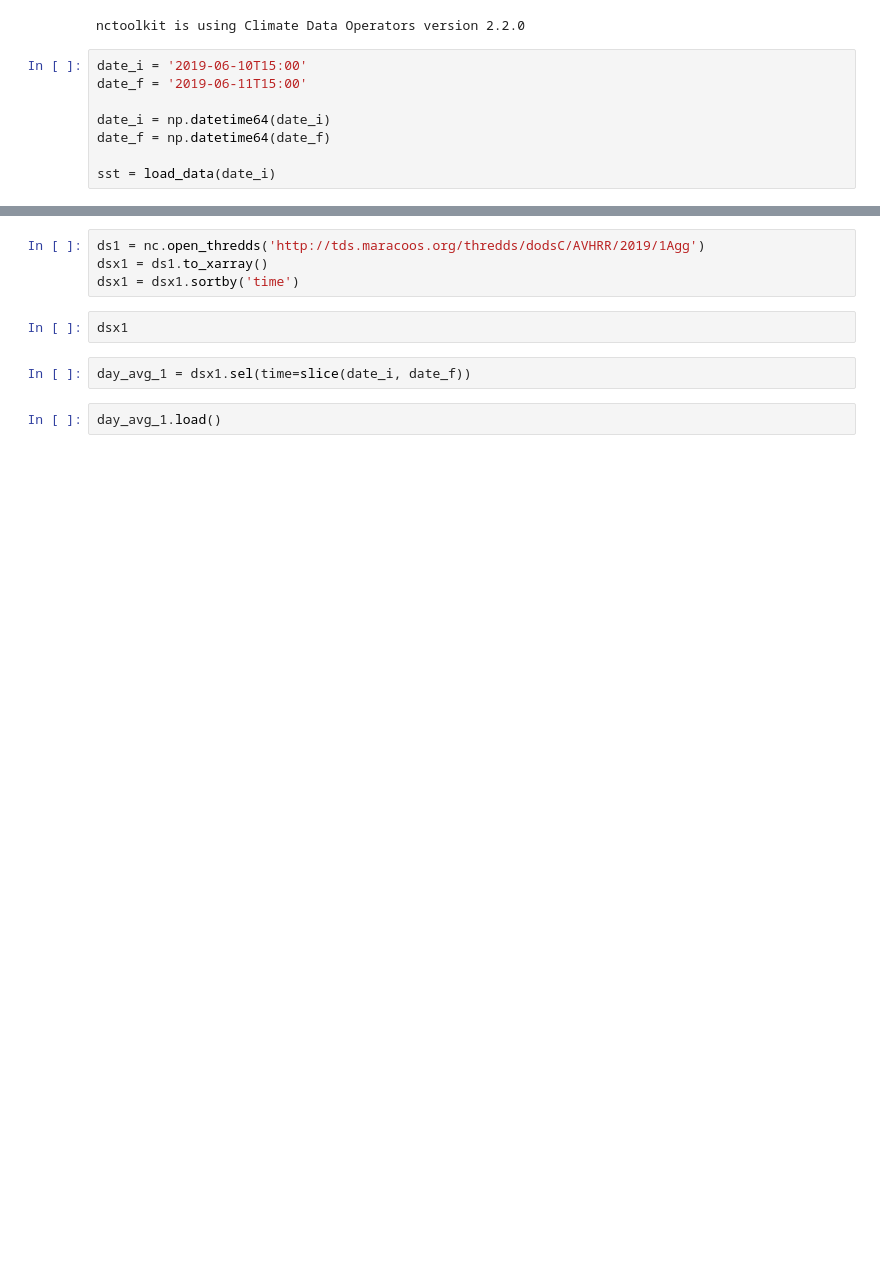
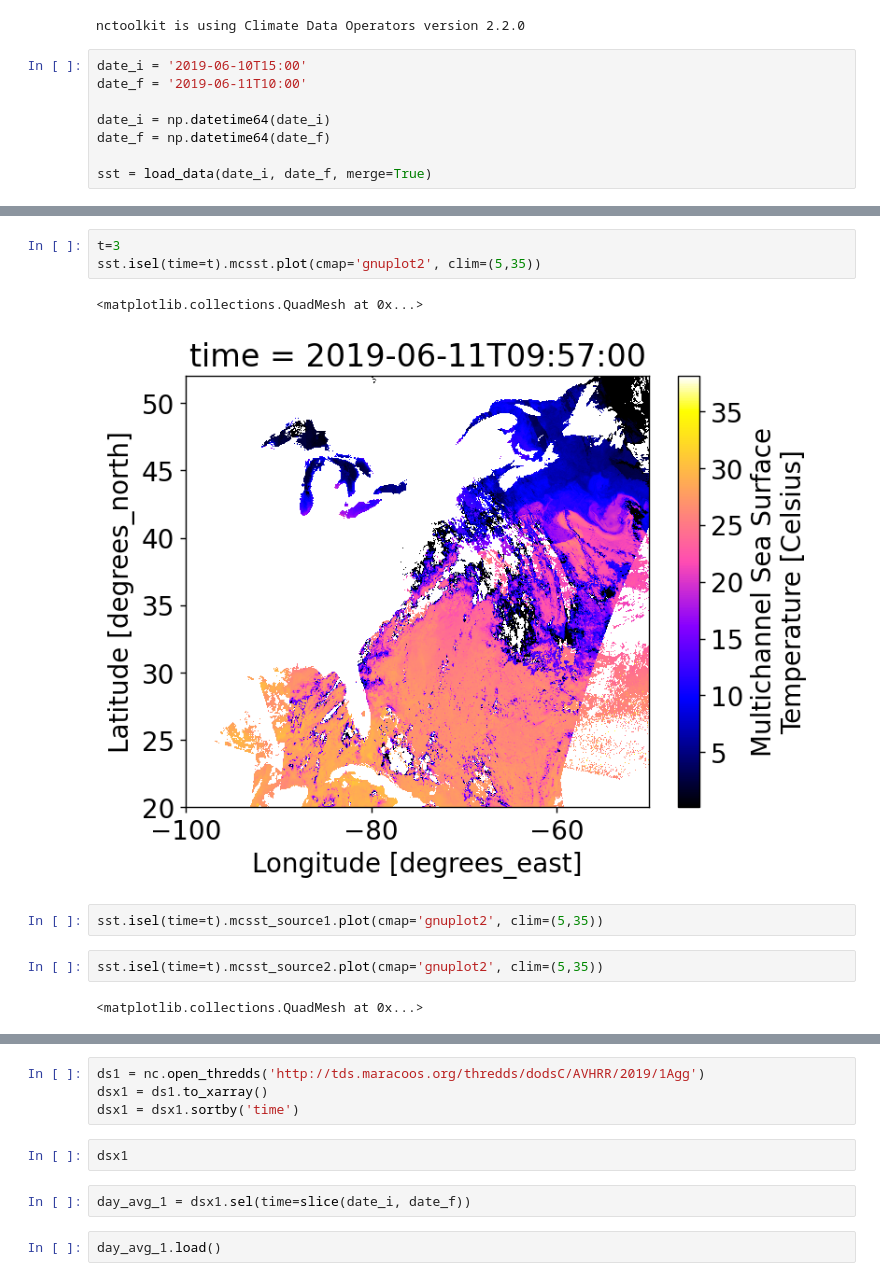
Before and after one commit to Gilaverbuch/py_sst, a Jupyter notebook: SST.ipynb, the cells around one changed output, grey strips where cells are left out. Saved outputs shown, nothing was run; the diff lists cells and outputs as text; blank space fills up the shorter version.

```diff
--- a/SST.ipynb
+++ b/SST.ipynb
@@ -23,10 +23,10 @@ from src.pysst.pysst import load_data
 nctoolkit is using Climate Data Operators version 2.2.0
 # %%
 date_i = '2019-06-10T15:00'
-date_f = '2019-06-11T15:00'
+date_f = '2019-06-11T10:00'
 
 date_i = np.datetime64(date_i)
 date_f = np.datetime64(date_f)
 
-sst = load_data(date_i)
+sst = load_data(date_i, date_f, merge=True)
 # %% [output]
@@ -55,0 +57,12 @@ Attributes: (12/21)
+# %%
+t=3
+sst.isel(time=t).mcsst.plot(cmap='gnuplot2', clim=(5,35))
+# %% [output]
+<matplotlib.collections.QuadMesh at 0x...>
+[figure, added]
+# %%
+sst.isel(time=t).mcsst_source1.plot(cmap='gnuplot2', clim=(5,35))
+# %%
+sst.isel(time=t).mcsst_source2.plot(cmap='gnuplot2', clim=(5,35))
+# %% [output]
+<matplotlib.collections.QuadMesh at 0x...>
```
Also changed, not shown: parts of 9 cells of this notebook, 2 other files.
